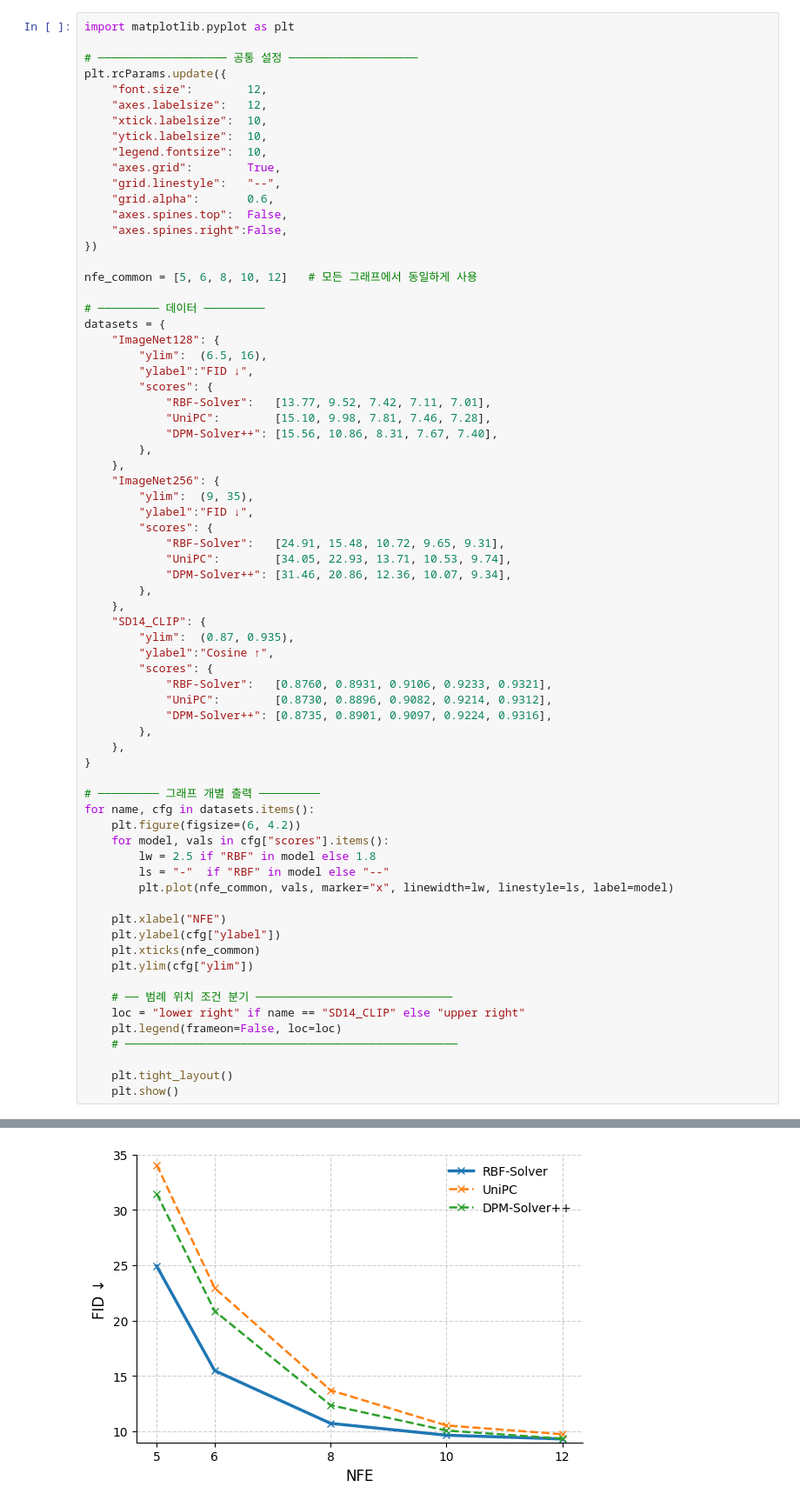
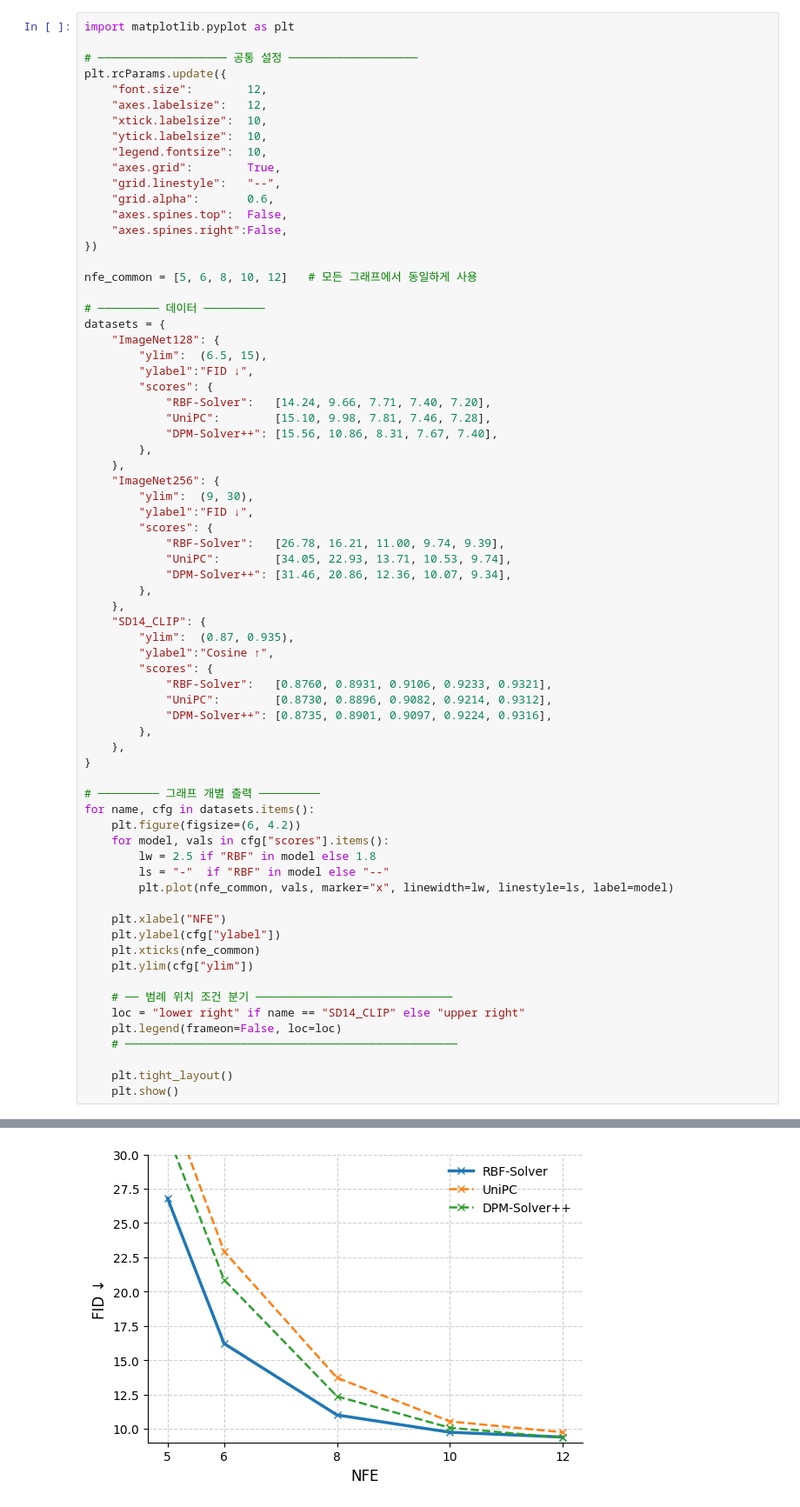
Before and after one commit to scpark20/dpm-solver-v32, a Jupyter notebook: report/Conditional.ipynb, the cells around one changed output, grey strips where cells are left out. Shown: that part at 87% size. Cells and saved outputs as stored; diff of their text form.

```diff
--- a/report/Conditional.ipynb
+++ b/report/Conditional.ipynb
@@ -20,19 +20,19 @@ nfe_common = [5, 6, 8, 10, 12]   # 모든 그래프에서 동일하게 사용
 # ───────── 데이터 ─────────
 datasets = {
     "ImageNet128": {
-        "ylim":  (6.5, 16),
+        "ylim":  (6.5, 15),
         "ylabel":"FID ↓",
         "scores": {
-            "RBF-Solver":   [13.77, 9.52, 7.42, 7.11, 7.01],
+            "RBF-Solver":   [14.24, 9.66, 7.71, 7.40, 7.20],
             "UniPC":        [15.10, 9.98, 7.81, 7.46, 7.28],
             "DPM-Solver++": [15.56, 10.86, 8.31, 7.67, 7.40],
         },
     },
     "ImageNet256": {
-        "ylim":  (9, 35),
+        "ylim":  (9, 30),
         "ylabel":"FID ↓",
         "scores": {
-            "RBF-Solver":   [24.91, 15.48, 10.72, 9.65, 9.31],
+            "RBF-Solver":   [26.78, 16.21, 11.00, 9.74, 9.39],
             "UniPC":        [34.05, 22.93, 13.71, 10.53, 9.74],
             "DPM-Solver++": [31.46, 20.86, 12.36, 10.07, 9.34],
         },
@@ -73,2 +73,2 @@ for name, cfg in datasets.items():
-[figure, old version]
+[figure, new version]
 [figure]
```
Also changed, not shown: parts of 2 cells of this notebook, 17 other files.
